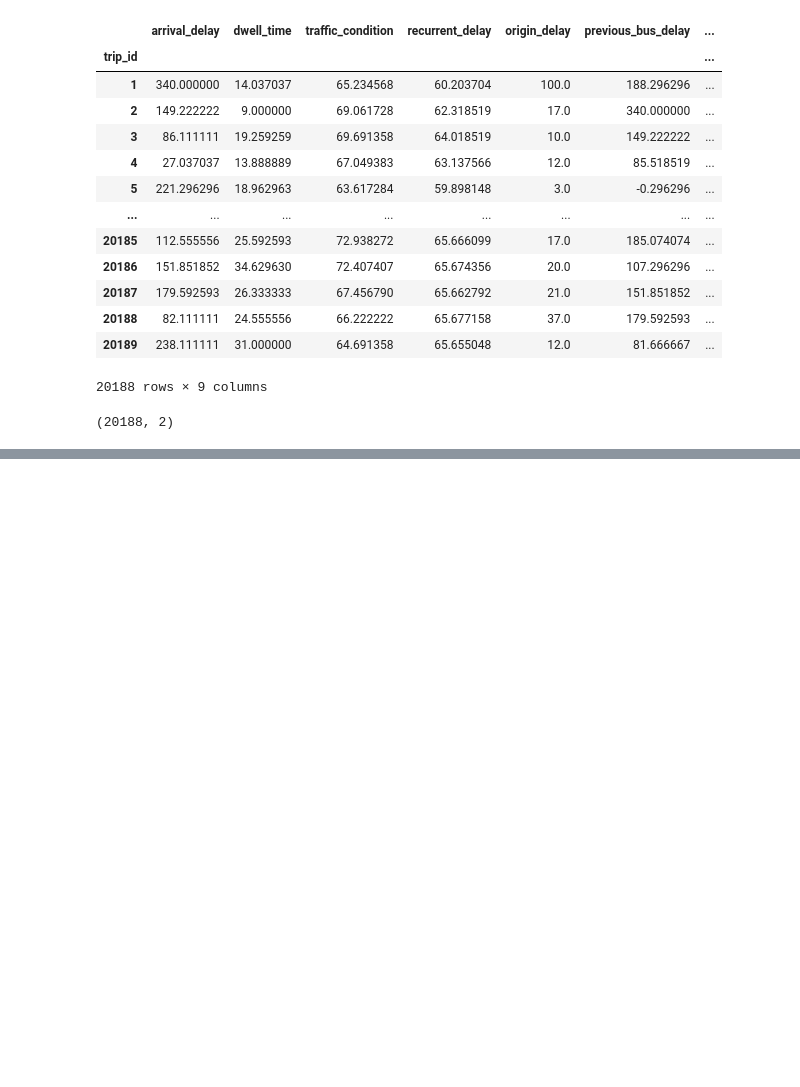
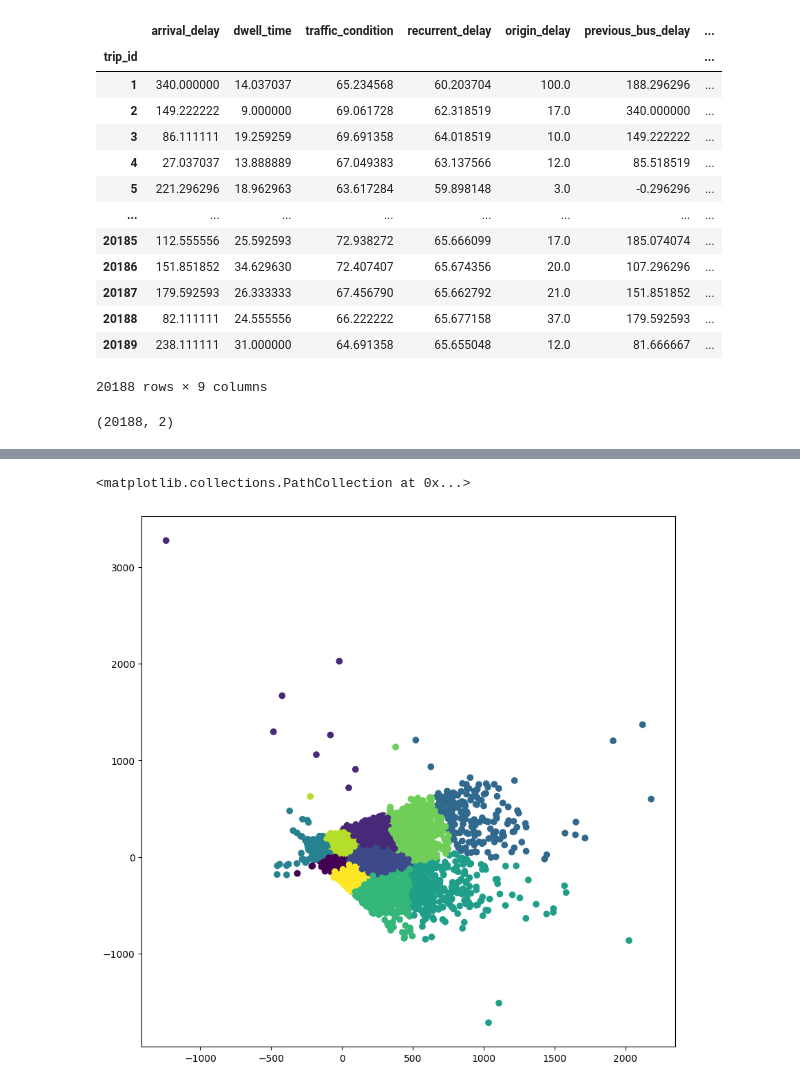
Before and after one commit to Fmazin/AI_Project, a Jupyter notebook: code/main_project_flow.ipynb, the cells around one changed output, grey strips where cells are left out. Cells and saved outputs as stored; diff of their text form; code cells hidden in the pictures; blank space fills up the shorter version.

```diff
--- a/code/main_project_flow.ipynb
+++ b/code/main_project_flow.ipynb
@@ -176,0 +168,4 @@ AttributeError: 'NoneType' object has no attribute 'split'
+# %%
+new_x = np.zeros([len(x), 3])
+for i in range(0, len(x)):
+    new_x[i] = (np.append(x[i], (cluster_labels[i])))
@@ -176,0 +182,8 @@ AttributeError: 'NoneType' object has no attribute 'split'
+# %%
+plt.figure(figsize=(10,10))
+#plt.xlim(-2,2)
+#plt.ylim(-2,2)
+plt.scatter(new_x[:,0],new_x[:,1], c=new_x[:,2])
+# %% [output]
+<matplotlib.collections.PathCollection at 0x...>
+[figure, added]
```
Also changed, not shown: parts of 25 cells of this notebook.
